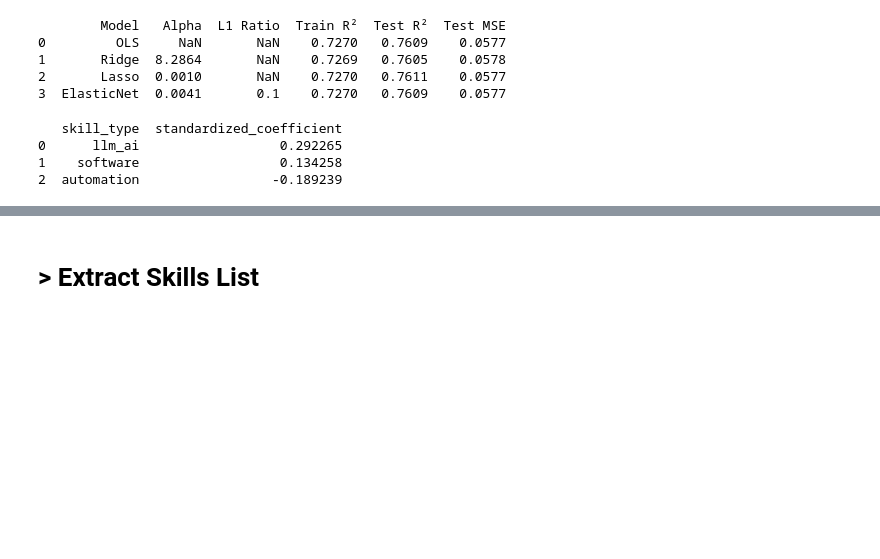
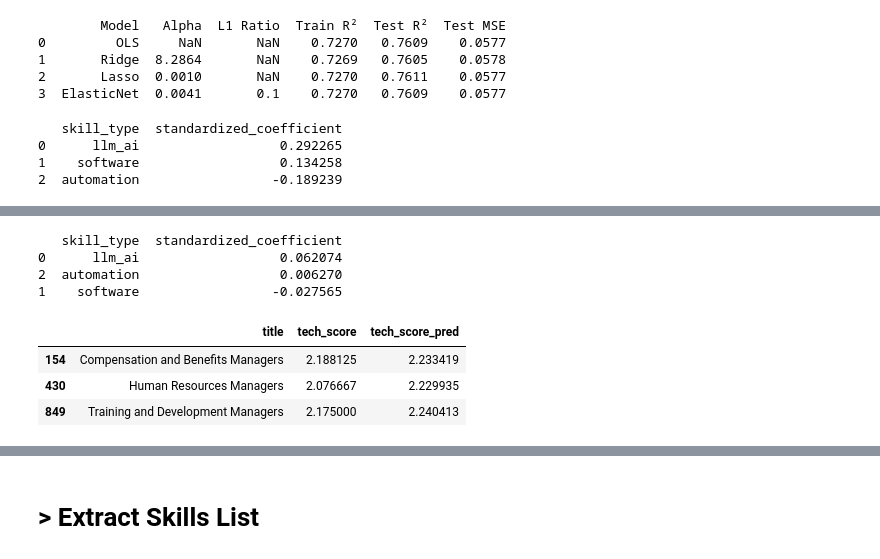
Before and after one commit to pradervonsky/haste, a Jupyter notebook: hr_skills.ipynb, the cells around one changed output, grey strips where cells are left out. Saved outputs shown, nothing was run; the diff lists cells and outputs as text; code cells hidden in the pictures; blank space fills up the shorter version.

```diff
--- a/hr_skills.ipynb
+++ b/hr_skills.ipynb
@@ -422,0 +386,12 @@ plt.show()
+# %%
+# Define target and features
+y = df[['tech_score']]
+X = df[['llm_ai', 'software', 'automation']]
+
+# Split the data
+X_train, X_test, y_train, y_test = train_test_split(
+    X,
+    y,
+    test_size=0.3,
+    random_state=15
+)
@@ -422,0 +436,39 @@ plt.show()
+# %%
+ols.fit(X, y)
+
+coef = ols.named_steps['regressor'].coef_.ravel()
+
+coef_df = pd.DataFrame({
+    'skill_type': X.columns,
+    'standardized_coefficient': coef
+}).sort_values(by='standardized_coefficient', ascending=False)
+
+print(coef_df)
+# %% [output]
+   skill_type  standardized_coefficient
+0      llm_ai                  0.062074
+2  automation                  0.006270
+1    software                 -0.027565
+# %%
+# Fit final model on full data
+ols.fit(X, y.values.ravel())
+
+# Predict AI exposure
+df['tech_score_pred'] = ols.predict(X)
+
+# Inspect HR roles
+hr_managers = [
+    'Compensation and Benefits Managers',
+    'Training and Development Managers',
+    'Human Resources Managers'
+]
+
+hr_roles = df[df['title'].isin(hr_managers)][
+    ['title', 'tech_score', 'tech_score_pred']
+]
+hr_roles
+# %% [output]
+|  | title | tech_score | tech_score_pred |
+| 154 | Compensation and Benefits Managers | 2.188125 | 2.233419 |
+| 430 | Human Resources Managers | 2.076667 | 2.229935 |
+| 849 | Training and Development Managers | 2.175000 | 2.240413 |
```
Also changed, not shown: parts of 25 cells of this notebook.
